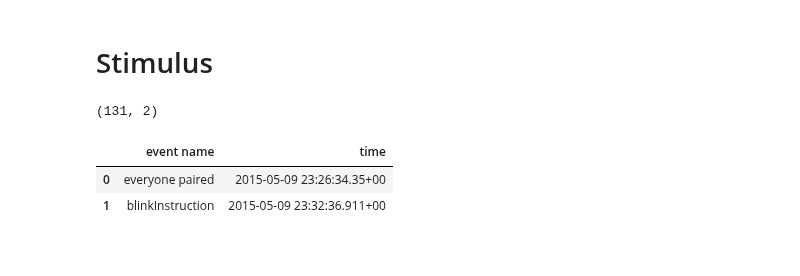
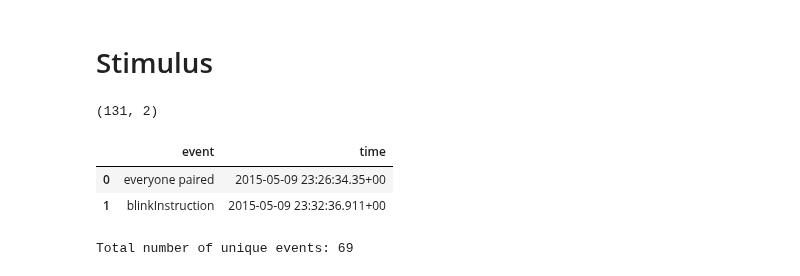
Before and after one commit to parhamkebria/EEG, a Jupyter notebook: stimulus.ipynb, the cells around one changed output. Cells and saved outputs as stored; diff of their text form; code cells hidden in the pictures.

Commit message:
updated stimulus notebook with correct events

```diff
--- a/stimulus.ipynb
+++ b/stimulus.ipynb
@@ -8,10 +8,15 @@ import seaborn as sns
 %matplotlib inline
 # %%
 stim_data = pd.read_csv('./EEG/stimulus-times.csv', low_memory=False)
+stim_data.rename(columns={'event name': 'event'}, inplace=True)
 print(stim_data.shape)
 stim_data.head(2)
 # %% [output]
 (131, 2)
-|  | event name | time |
+|  | event | time |
 | 0 | everyone paired | 2015-05-09 23:26:34.35+00 |
 | 1 | blinkInstruction | 2015-05-09 23:32:36.911+00 |
+# %%
+print(f"Total number of unique events: {len(set(stim_data['event'].value_counts().keys()))}")
+# %% [output]
+Total number of unique events: 69
```
Also changed, not shown: parts of 3 cells of this notebook.
